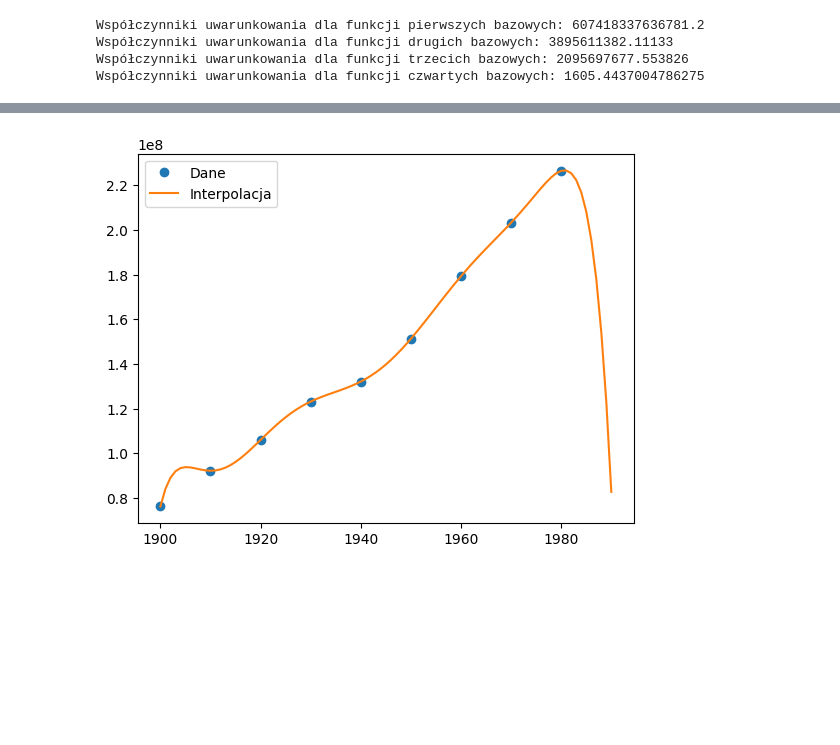
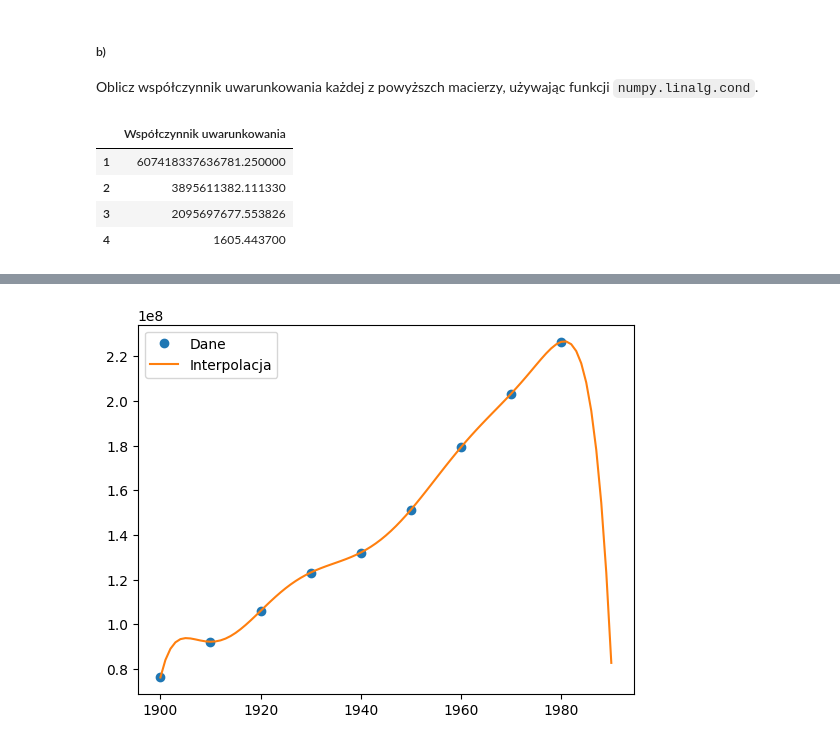
Before and after one commit to Fisieekk/MOwNiT, a Jupyter notebook: lab3/1.ipynb, the cells around one changed output, grey strips where cells are left out. Drawn from its saved outputs; the diff is of its cells as text; code cells hidden in the pictures; blank space fills up the shorter version.

````diff
--- a/lab3/1.ipynb
+++ b/lab3/1.ipynb
@@ -18,14 +59,23 @@ def vandermonde_matrix(t):
-# %%
-# Obliczanie współczynnika uwarunkowania
-
-def condition_number(A):
-    return np.linalg.cond(A)
-print(f"Współczynniki uwarunkowania dla funkcji pierwszych bazowych: {condition_number(vandermonde_matrix(years1))}")
-print(f"Współczynniki uwarunkowania dla funkcji drugich bazowych: {condition_number(vandermonde_matrix(years2))}")
-print(f"Współczynniki uwarunkowania dla funkcji trzecich bazowych: {condition_number(vandermonde_matrix(years3))}")
-print(f"Współczynniki uwarunkowania dla funkcji czwartych bazowych: {condition_number(vandermonde_matrix(years4))}")
-# %% [output]
-Współczynniki uwarunkowania dla funkcji pierwszych bazowych: 607418337636781.2
-Współczynniki uwarunkowania dla funkcji drugich bazowych: 3895611382.11133
-Współczynniki uwarunkowania dla funkcji trzecich bazowych: 2095697677.553826
-Współczynniki uwarunkowania dla funkcji czwartych bazowych: 1605.4437004786275
+# %% [markdown]
+##### b)
+Oblicz współczynnik uwarunkowania każdej z powyższch macierzy, używając funkcji ```numpy.linalg.cond```.
+# %%
+def condition_number(A):
+    return np.linalg.cond(A)
+
+df = pd.DataFrame({
+    "Współczynnik uwarunkowania" : [
+        condition_number(vandermonde_matrix(phi_1)),
+        condition_number(vandermonde_matrix(phi_2)),
+        condition_number(vandermonde_matrix(phi_3)),
+        condition_number(vandermonde_matrix(phi_4))
+    ]
+}).style.relabel_index(["1","2","3","4"])
+
+df
+# %% [output]
+|  | Współczynnik uwarunkowania |
+| 1 | 607418337636781.250000 |
+| 2 | 3895611382.111330 |
+| 3 | 2095697677.553826 |
+| 4 | 1605.443700 |
````
Also changed, not shown: parts of 20 cells of this notebook.
